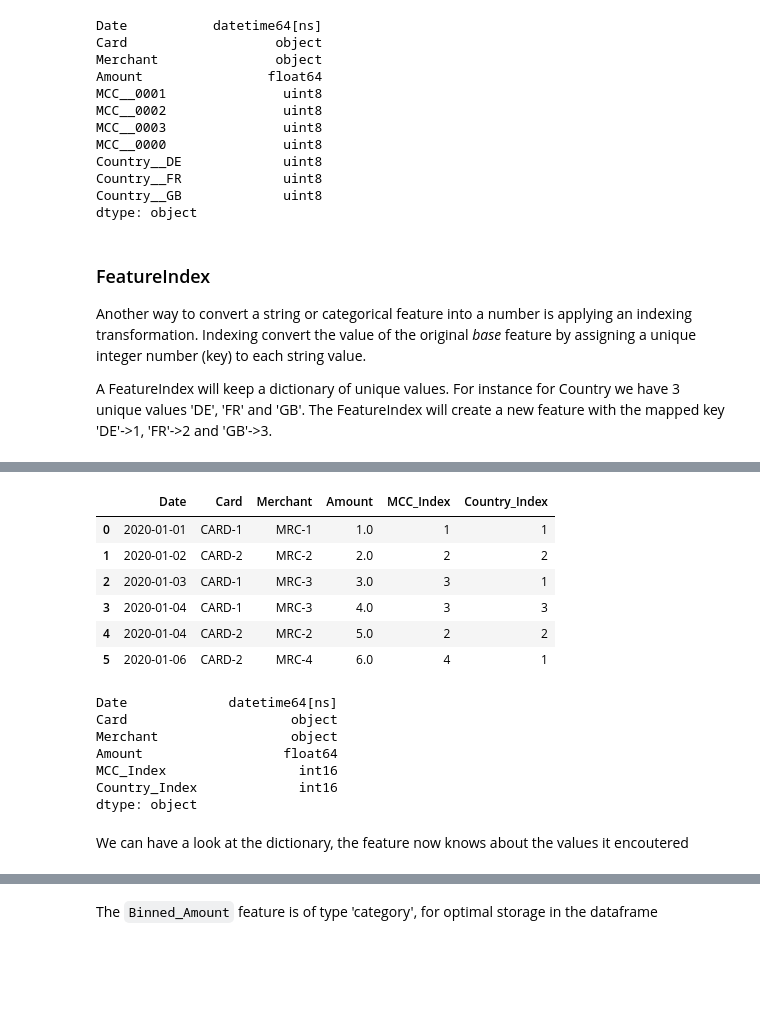
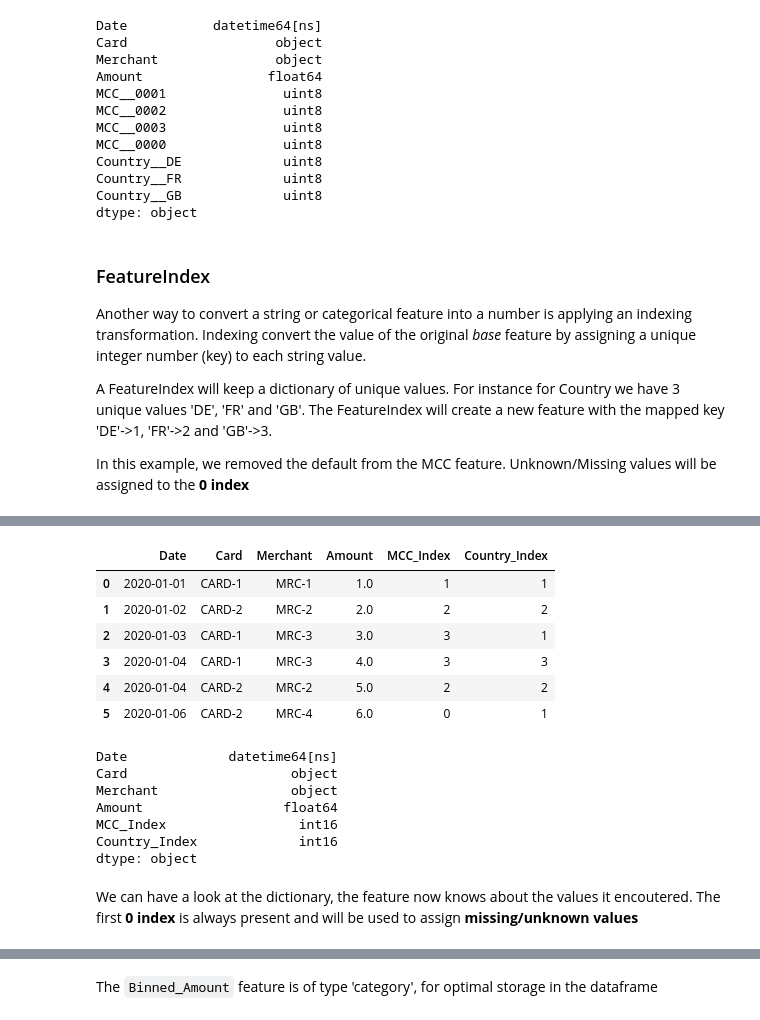
Before and after one commit to t0kk35/eng1n3, a Jupyter notebook: notebooks/01_Intro_into_features.ipynb, the cells around one changed output, grey strips where cells are left out. Saved outputs shown, nothing was run; the diff lists cells and outputs as text; code cells hidden in the pictures; blank space fills up the shorter version.

Commit message:
[TSM] Some updates to FeatureIndex and FeatureBin

```diff
--- a/notebooks/01_Intro_into_features.ipynb
+++ b/notebooks/01_Intro_into_features.ipynb
@@ -265,12 +265,14 @@ dtype: object
 Another way to convert a string or categorical feature into a number is applying an indexing transformation. Indexing convert the value of the original *base* feature by assigning a unique integer number (key) to each string value.
 
 A FeatureIndex will keep a dictionary of unique values. For instance for Country we have 3 unique values  'DE', 'FR' and 'GB'. The FeatureIndex will create a new feature with the mapped key 'DE'->1, 'FR'->2 and 'GB'->3.
+
+In this example, we removed the default from the MCC feature. Unknown/Missing values will be assigned to the **0 index**
 # %%
 card = ft.FeatureSource('Card', ft.FEATURE_TYPE_STRING)
 merchant = ft.FeatureSource('Merchant', ft.FEATURE_TYPE_STRING)
 amount = ft.FeatureSource('Amount', ft.FEATURE_TYPE_FLOAT)
 date = ft.FeatureSource('Date', ft.FEATURE_TYPE_DATE, format_code='%Y%m%d')
-mcc = ft.FeatureSource('MCC', ft.FEATURE_TYPE_CATEGORICAL, default='0000')
+mcc = ft.FeatureSource('MCC', ft.FEATURE_TYPE_CATEGORICAL)
 country = ft.FeatureSource('Country', ft.FEATURE_TYPE_CATEGORICAL)
 
 # Define 2 Index Features
@@ -296,10 +298,10 @@ df
 |  | Date | Card | Merchant | Amount | MCC_Index | Country_Index |
 | 0 | 2020-01-01 | CARD-1 | MRC-1 | 1.0 | 1 | 1 |
 | 1 | 2020-01-02 | CARD-2 | MRC-2 | 2.0 | 2 | 2 |
 | 2 | 2020-01-03 | CARD-1 | MRC-3 | 3.0 | 3 | 1 |
 | 3 | 2020-01-04 | CARD-1 | MRC-3 | 4.0 | 3 | 3 |
 | 4 | 2020-01-04 | CARD-2 | MRC-2 | 5.0 | 2 | 2 |
-| 5 | 2020-01-06 | CARD-2 | MRC-4 | 6.0 | 4 | 1 |
+| 5 | 2020-01-06 | CARD-2 | MRC-4 | 6.0 | 0 | 1 |
 # %%
 df.dtypes
 # %% [output]
@@ -311,7 +313,7 @@ MCC_Index                 int16
 Country_Index             int16
 dtype: object
 # %% [markdown]
-We can have a look at the dictionary, the feature now knows about the values it encoutered
+We can have a look at the dictionary, the feature now knows about the values it encoutered. The first **0 index** is always present and will be used to assign **missing/unknown values**
 # %%
 country_i.dictionary
 # %% [output]
```
Also changed, not shown: parts of 21 cells of this notebook, 6 other files.
